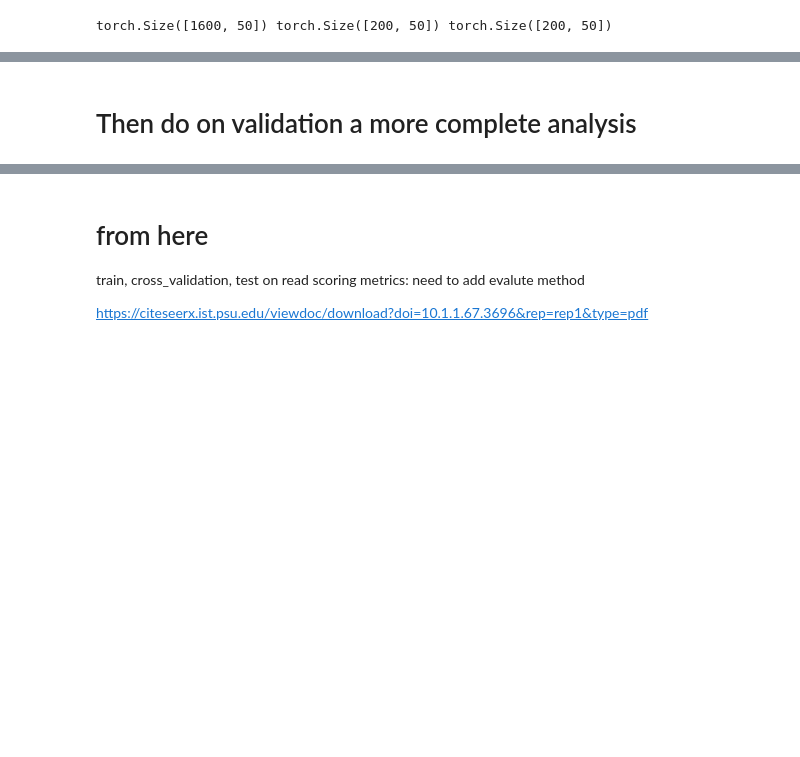
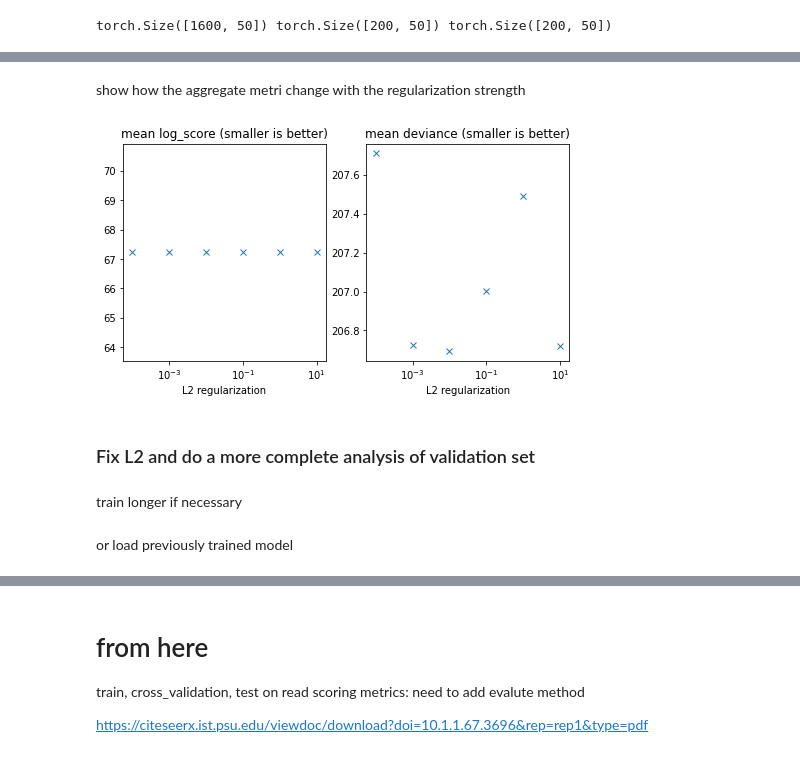
Before and after one commit to broadinstitute/tissue_purifier, a Jupyter notebook: notebooks/tp_02_validation_PYRO.ipynb, the cells around one changed output, grey strips where cells are left out. Cells and saved outputs as stored; diff of their text form; code cells hidden in the pictures; blank space fills up the shorter version.

```diff
--- a/notebooks/tp_02_validation_PYRO.ipynb
+++ b/notebooks/tp_02_validation_PYRO.ipynb
@@ -325,2 +158,16 @@ for r, ckpt in enumerate(ckpt_list):
+# %% [markdown]
+show how the aggregate metri change with the regularization strength
+# %%
+fig, axes = plt.subplots(ncols=2, figsize=(8,4))
+_ = axes[0].plot(alpha_list, mean_log_score_list, 'x')
+_ = axes[1].plot(alpha_list, mean_deviance_list, 'x')
+_ = axes[0].set_xscale("log")
+_ = axes[1].set_xscale("log")
+_ = axes[0].set_title("mean log_score (smaller is better)")
+_ = axes[1].set_title("mean deviance (smaller is better)")
+_ = axes[0].set_xlabel("L2 regularization")
+_ = axes[1].set_xlabel("L2 regularization")
+# %% [output]
+[figure, added]
 # %% [markdown]
-# Then do on validation a more complete analysis
+### Fix L2 and do a more complete analysis of validation set
@@ -330,0 +174,2 @@ g = sns.catplot(x="alive", col="cell_type", col_wrap=4,
+# %% [markdown]
+train longer if necessary
@@ -330,0 +186,2 @@ g = sns.catplot(x="alive", col="cell_type", col_wrap=4,
+# %% [markdown]
+or load previously trained model
```
Also changed, not shown: parts of 24 cells of this notebook, 1 other file.
